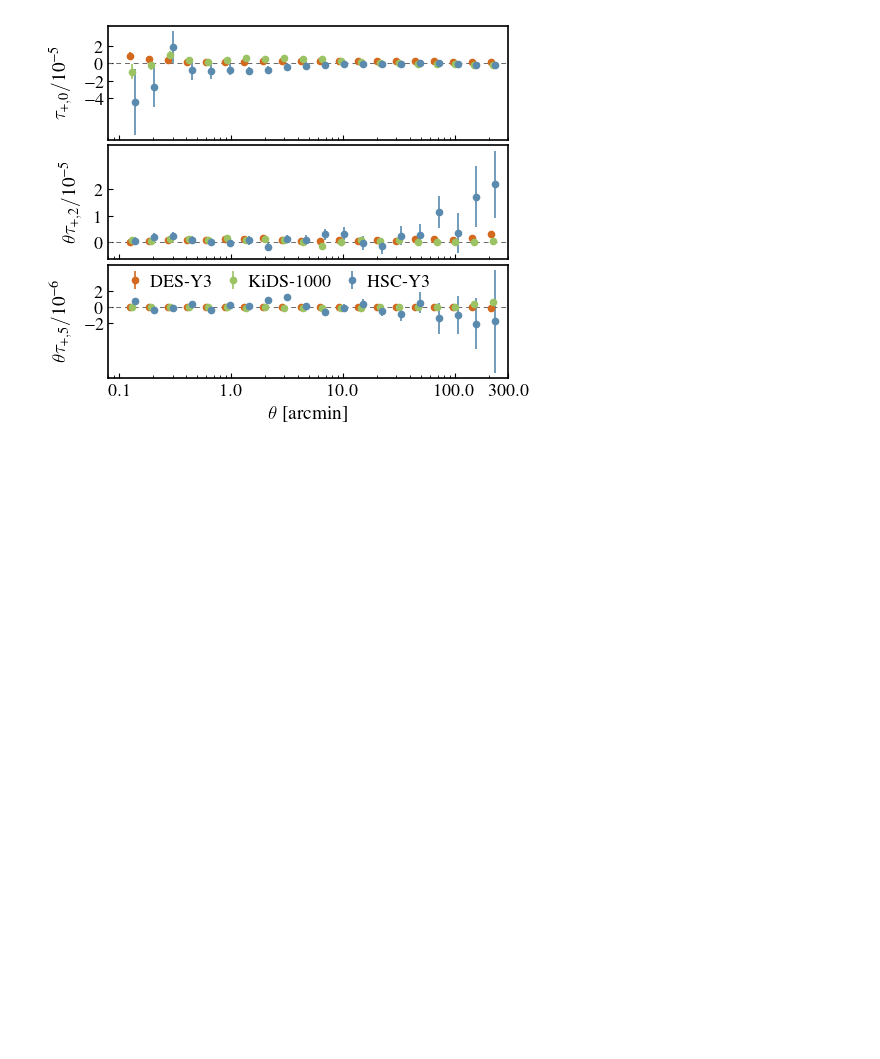
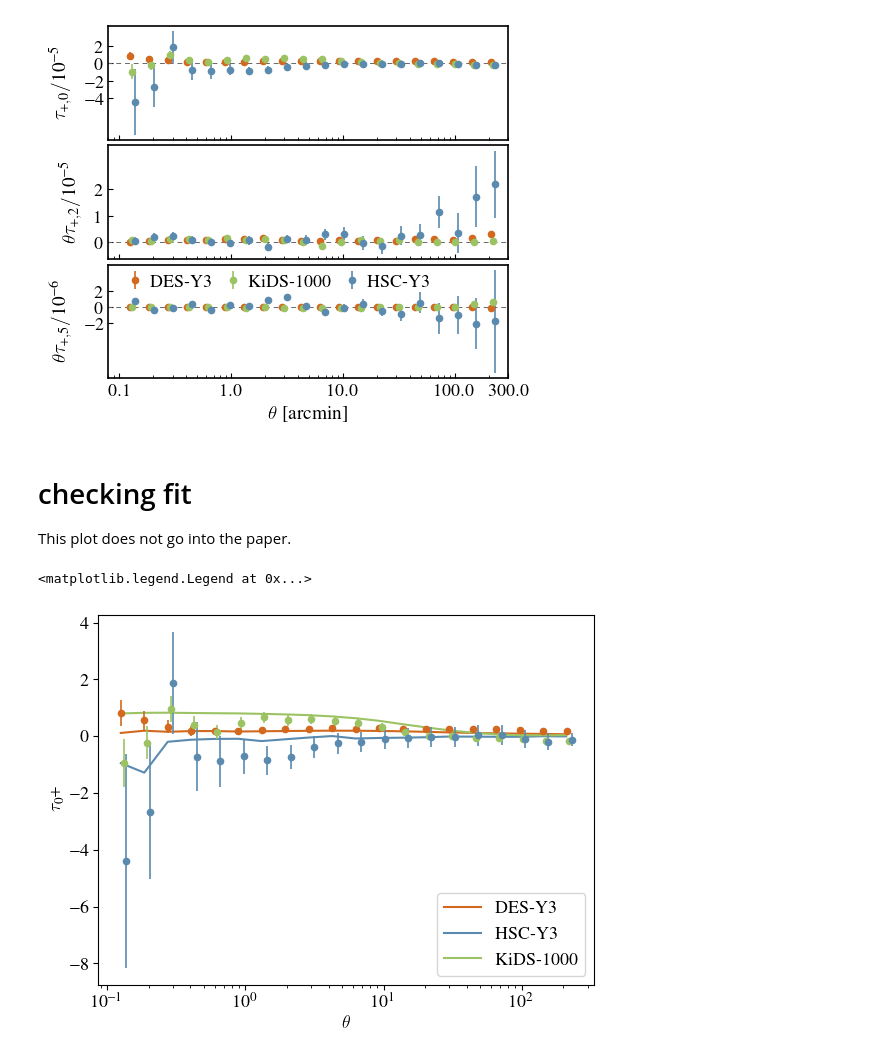
Before and after one commit to LSSTDESC/nulltests_txpipe, a Jupyter notebook: paper_plots/Fig8/TauPlot.ipynb, the cells around one changed output. Drawn from its saved outputs; the diff is of its cells as text; code cells hidden in the pictures; blank space fills up the shorter version.

```diff
--- a/paper_plots/Fig8/TauPlot.ipynb
+++ b/paper_plots/Fig8/TauPlot.ipynb
@@ -128,3 +128,6 @@ plt.savefig('taustats.pdf',dpi=200)
 # %% [output]
 <Figure size 640x480 with 0 Axes>
 [figure]
+# %% [markdown]
+# checking fit
+This plot does not go into the paper.
@@ -130,0 +150,40 @@ plt.savefig('taustats.pdf',dpi=200)
+# %%
+rowes = {}
+rowes['des'] = {}
+with h5py.File('/pscratch/sd/j/jjeffers/temp/TXPipe/data/desy3/FINALRUN/rowe_stats.hdf5','r') as f:
+    for i in range(6):
+        rowes['des'][f'rho{i}'] = f['rowe_statistics'][f'rowe_{i}_PSF-reserved']['xi_plus'][:]
+rowes['hsc'] = {}
+with h5py.File('/pscratch/sd/j/jjeffers/temp/TXPipe/data/hsc-y3/outputs/LIRUN_300PATCH_FINAL/rowe_stats.hdf5','r') as f:
+    for i in range(6):
+        rowes['hsc'][f'rho{i}'] = f['rowe_statistics'][f'rowe_{i}_PSF-reserved']['xi_plus'][:]
+
+rowes['kids'] = {}
+with h5py.File('/pscratch/sd/j/jjeffers/temp/TXPipe/data/kids/FINALRUN/rowe_stats.hdf5','r') as f:
+    for i in range(6):
+        rowes['kids'][f'rho{i}'] = f['rowe_statistics'][f'rowe_{i}_PSF-reserved']['xi_plus'][:]
+# %%
+fits = {}
+fits['des'] = {}
+fits['hsc'] = {}
+fits['kids'] = {}
+surveys = ['des','hsc','kids']
+
+for s in surveys:
+    fits[f'{s}']['tau0'] = params[f'{s}']['alpha']*rowes[f'{s}']['rho0'] + params[f'{s}']['beta']*rowes[f'{s}']['rho2'] + params[f'{s}']['eta']*rowes[f'{s}']['rho5']
+    fits[f'{s}']['tau2'] = params[f'{s}']['alpha']*rowes[f'{s}']['rho2'] + params[f'{s}']['beta']*rowes[f'{s}']['rho1'] + params[f'{s}']['eta']*rowes[f'{s}']['rho4']
+    fits[f'{s}']['tau5'] = params[f'{s}']['alpha']*rowes[f'{s}']['rho5'] + params[f'{s}']['beta']*rowes[f'{s}']['rho4'] + params[f'{s}']['eta']*rowes[f'{s}']['rho3']
+# %%
+plt.plot(des['tht'],fits['des']['tau0']/1e-5,color=descol,label = 'DES-Y3')
+plt.plot(hsc['tht'],fits['hsc']['tau0']/1e-5,color=hsccol,label='HSC-Y3')
+plt.plot(kids['tht'],fits['kids']['tau0']/1e-5,color=kidscol,label='KiDS-1000')
+plt.errorbar(10**(np.log10(des['tht'])+0.00) ,des['tau0']/1e-5   ,yerr=(np.diag(des['cov'])**0.5)[:20]/1e-5     ,marker='o',ls='None',ms=4.5,elinewidth=1.2,color=descol)
+plt.errorbar(10**(np.log10(kids['tht'])+0.02),kids['tau0']/1e-5  ,yerr=(np.diag(kids['cov'])**0.5)[:20]/1e-5    ,marker='o',ls='None',ms=4.5,elinewidth=1.2,color=kidscol)
+plt.errorbar(10**(np.log10(hsc['tht'])+0.04) ,hsc['tau0']/1e-5   ,yerr=(np.diag(hsc['cov'])**0.5)[:20]/1e-5 ,marker='o',ls='None',ms=4.5,elinewidth=1.2,color=hsccol)
+plt.xscale('log')
+plt.ylabel(r'$\tau_0+$')
+plt.xlabel(r'$\theta$')
+plt.legend(loc = 'lower right')
+# %% [output]
+<matplotlib.legend.Legend at 0x...>
+[figure, added]
```
Also changed, not shown: parts of 4 cells of this notebook.
